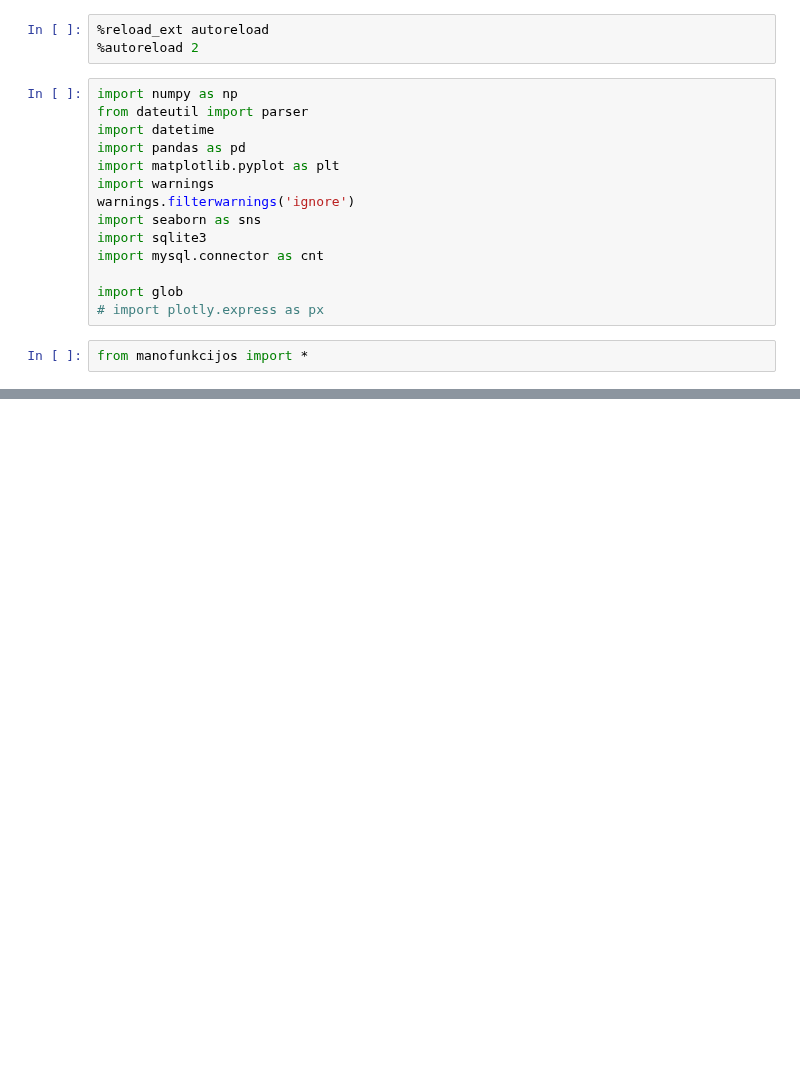
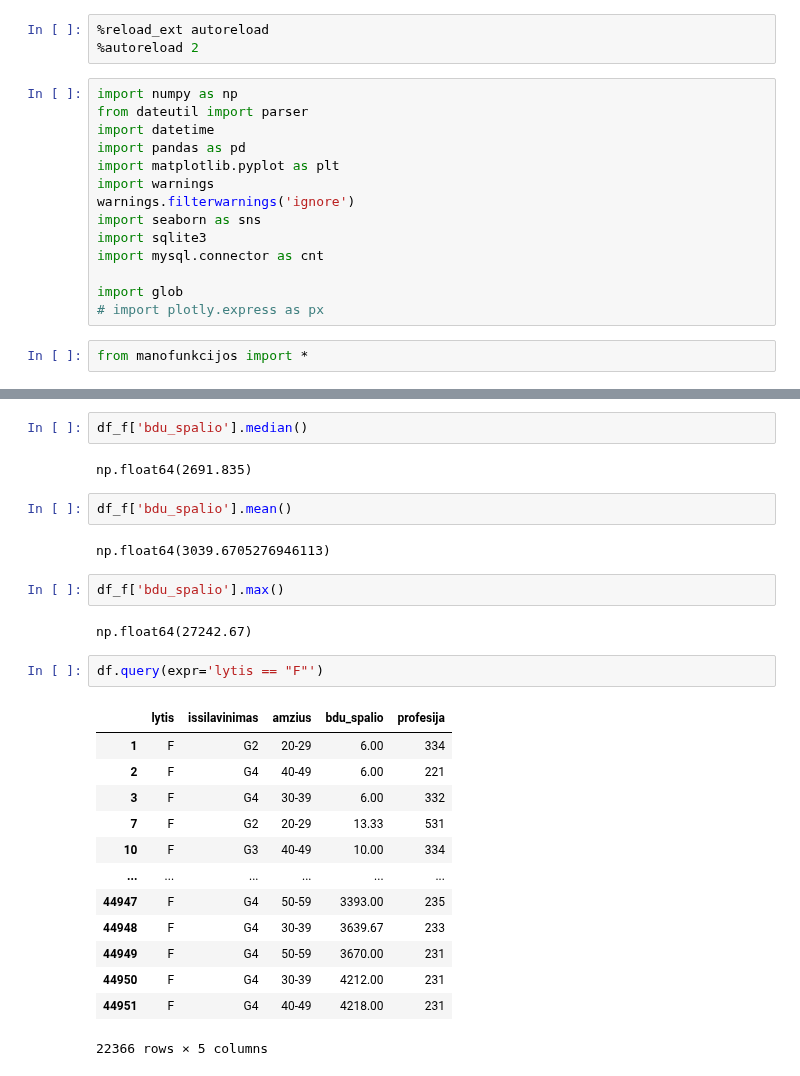
Before and after one commit to ISeeBugsEverywhere/DataScienceNotebooks, a Jupyter notebook: Studentai/MantasD/28.ipynb, the cells around one changed output, grey strips where cells are left out. Cells and saved outputs as stored; diff of their text form; blank space fills up the shorter version.

```diff
--- a/Studentai/MantasD/28.ipynb
+++ b/Studentai/MantasD/28.ipynb
@@ -53,0 +239,28 @@ col('DATA/OOP_DATA\\REF_D_1k_FW_2.08.dat')
+# %%
+df_f['bdu_spalio'].median()
+# %% [output]
+np.float64(2691.835)
+# %%
+df_f['bdu_spalio'].mean()
+# %% [output]
+np.float64(3039.6705276946113)
+# %%
+df_f['bdu_spalio'].max()
+# %% [output]
+np.float64(27242.67)
+# %%
+df.query(expr='lytis == "F"')
+# %% [output]
+|  | lytis | issilavinimas | amzius | bdu_spalio | profesija |
+| 1 | F | G2 | 20-29 | 6.00 | 334 |
+| 2 | F | G4 | 40-49 | 6.00 | 221 |
+| 3 | F | G4 | 30-39 | 6.00 | 332 |
+| 7 | F | G2 | 20-29 | 13.33 | 531 |
+| 10 | F | G3 | 40-49 | 10.00 | 334 |
+| ... | ... | ... | ... | ... | ... |
+| 44947 | F | G4 | 50-59 | 3393.00 | 235 |
+| 44948 | F | G4 | 30-39 | 3639.67 | 233 |
+| 44949 | F | G4 | 50-59 | 3670.00 | 231 |
+| 44950 | F | G4 | 30-39 | 4212.00 | 231 |
+| 44951 | F | G4 | 40-49 | 4218.00 | 231 |
+22366 rows × 5 columns
```
Also changed, not shown: parts of 30 cells of this notebook.
